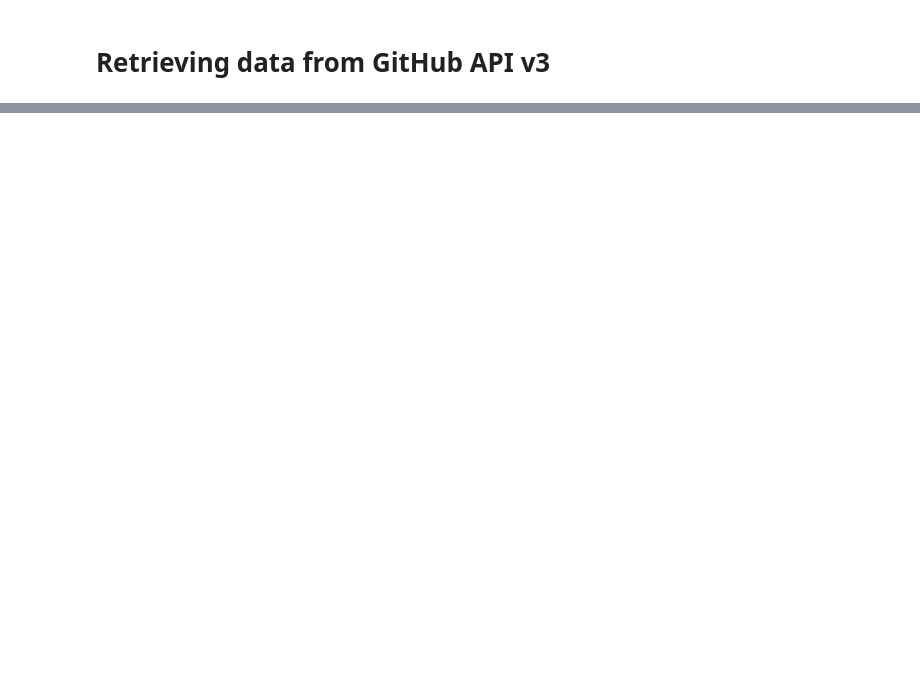
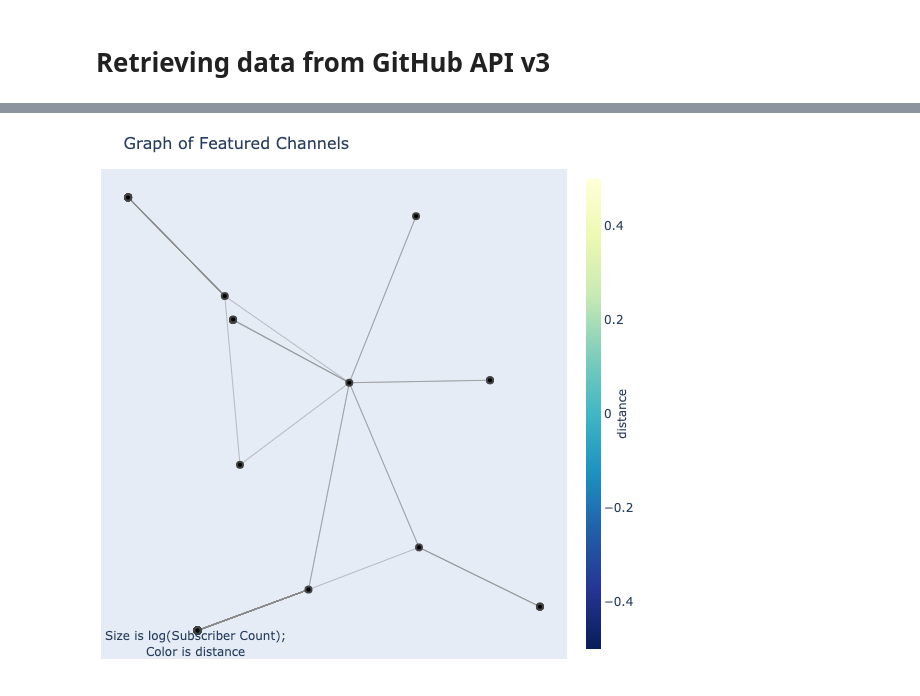
Before and after one commit to DanOvad/GitHub-network-analysis, a Jupyter notebook: retrieving_data.ipynb, the cells around one changed output, grey strips where cells are left out. Drawn from its saved outputs; the diff is of its cells as text; code cells hidden in the pictures; blank space fills up the shorter version.

```diff
--- a/retrieving_data.ipynb
+++ b/retrieving_data.ipynb
@@ -126,2 +178,0 @@ a = {user['login']:user['following_users'] for user in users_details_list}
-# %%
-G = nx.DiGraph(a)
@@ -132,3 +277,7 @@ nx.drawing.draw(G)
+# %%
+plotting.plotly_network_graph(G, color_setting = 'distance')
+# %% [output]
+[figure, added]
 # %%
 ## Testing to create generate_user_details_dict function
 
```
Also changed, not shown: parts of 36 cells of this notebook, 2 other files.
